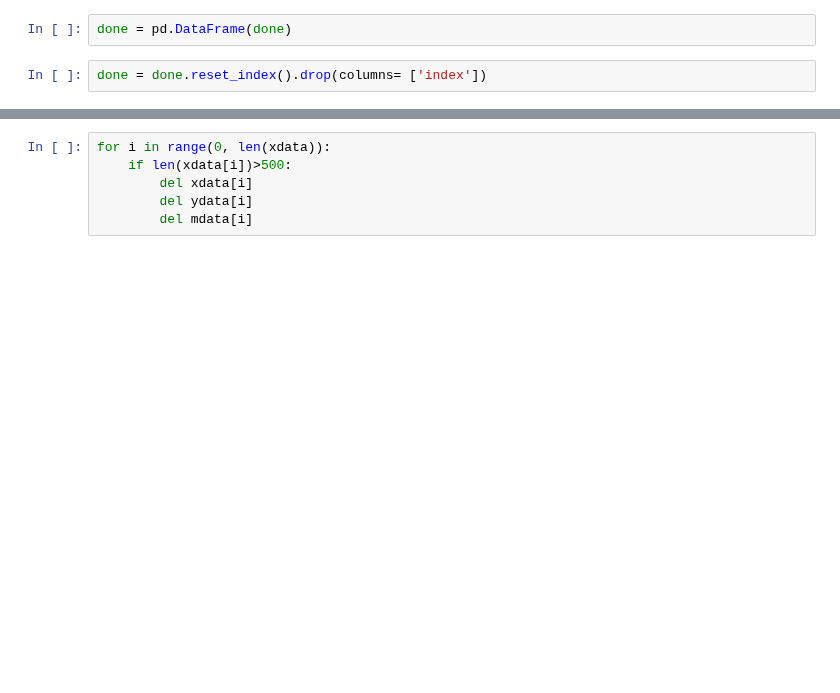
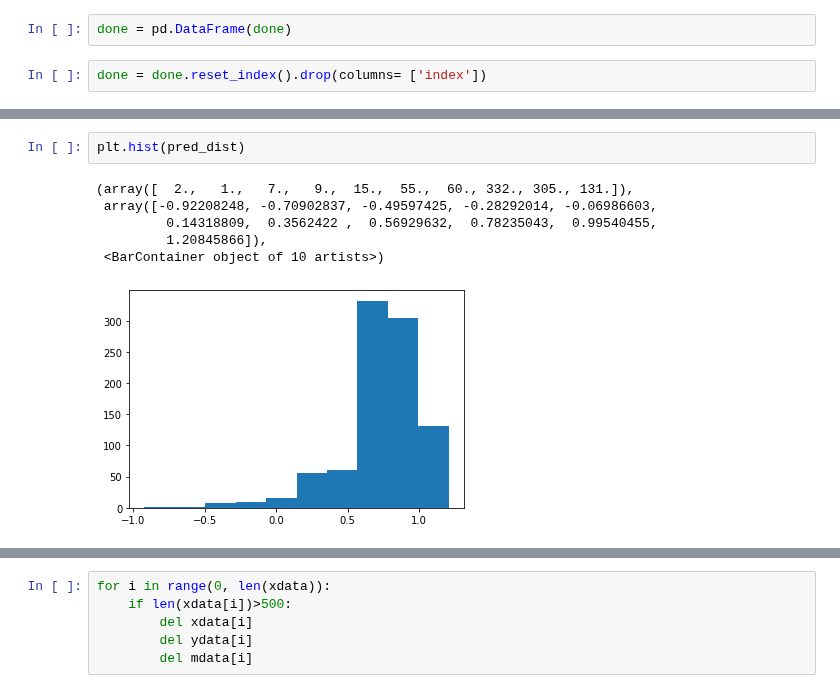
Before and after one commit to PrasannS/eel-reranking, a Jupyter notebook: distill_comet.ipynb, the cells around one changed output, grey strips where cells are left out. Drawn from its saved outputs; the diff is of its cells as text; blank space fills up the shorter version.

```diff
--- a/distill_comet.ipynb
+++ b/distill_comet.ipynb
@@ -387,0 +604,9 @@ xdata, ydata, mdata = get_inputs(done)
+# %%
+plt.hist(pred_dist)
+# %% [output]
+(array([  2.,   1.,   7.,   9.,  15.,  55.,  60., 332., 305., 131.]),
+ array([-0.92208248, -0.70902837, -0.49597425, -0.28292014, -0.06986603,
+         0.14318809,  0.3562422 ,  0.56929632,  0.78235043,  0.99540455,
+         1.20845866]),
+ <BarContainer object of 10 artists>)
+[figure, added]
```
Also changed, not shown: parts of 66 cells of this notebook, 20 other files.
